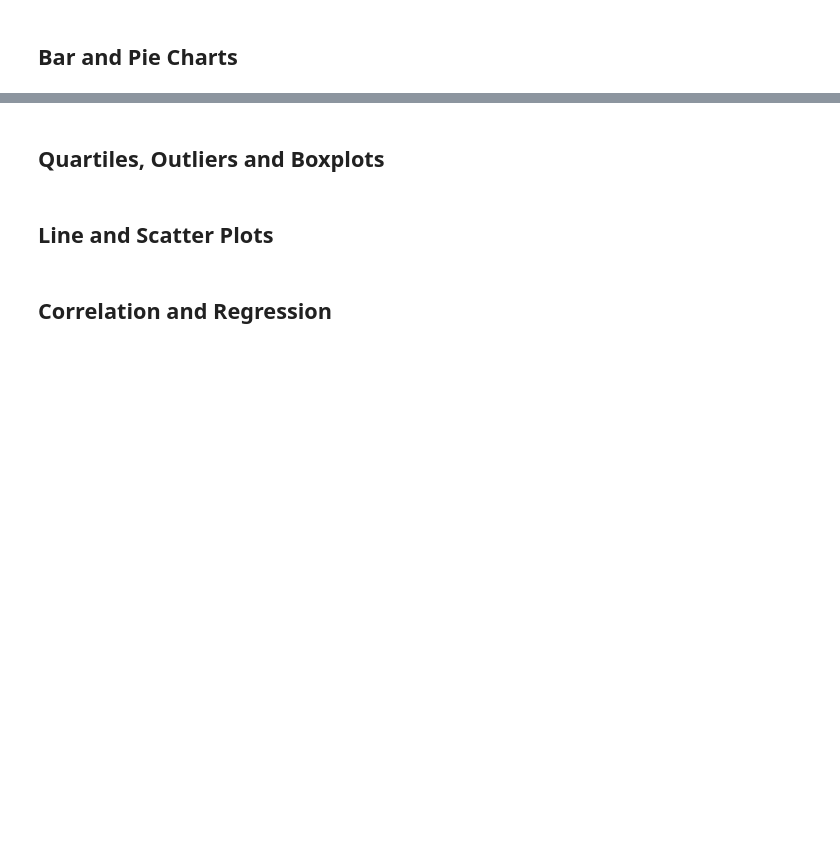
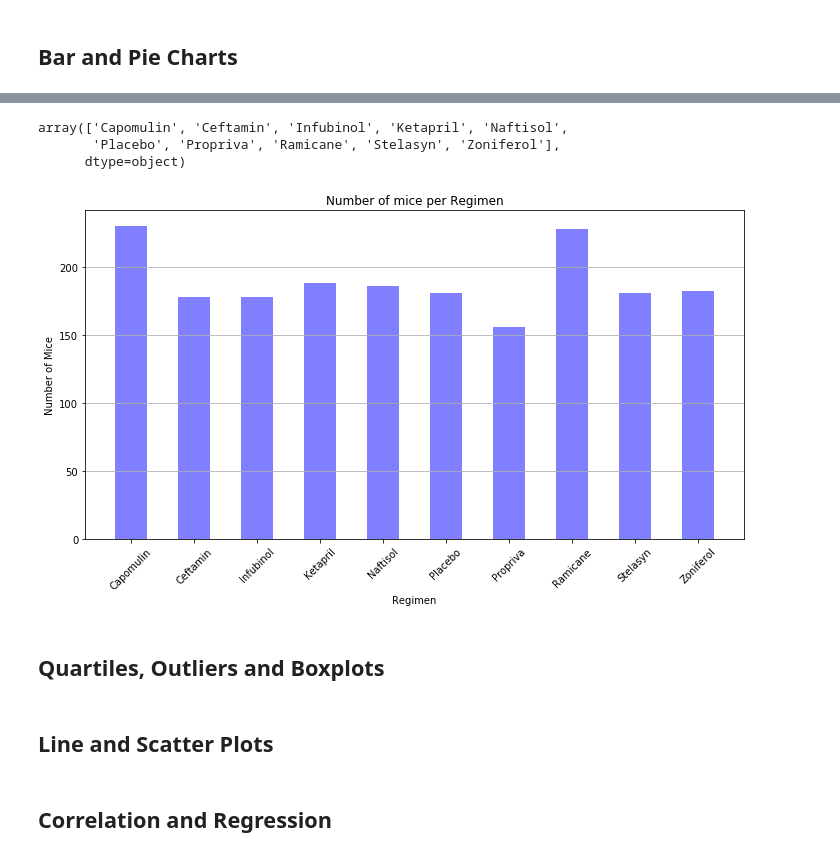
Before and after one commit to paulfhardy/matplotlib-challenge, a Jupyter notebook: pymaceuticals.ipynb, the cells around one changed output, grey strips where cells are left out. Cells and saved outputs as stored; diff of their text form; code cells hidden in the pictures; blank space fills up the shorter version.

```diff
--- a/pymaceuticals.ipynb
+++ b/pymaceuticals.ipynb
@@ -173,0 +200,6 @@ drug_regimen_tumor_grouped.agg([np.mean,np.median,np.var,np.std,st.sem])
+# %%
+mouse_study_clean_df
+mouse_study_groupby_df = pd.DataFrame(mouse_study_clean_df.groupby(['Drug Regimen']).count()['Mouse ID'])
+mouse_study_groupby_df= mouse_study_groupby_df.rename(columns = { 'Mouse ID' : "Number of Mice"})
+#mouse_study_groupby_df.add_index()
+mouse_study_groupby_df
@@ -174,3 +219,26 @@ drug_regimen_tumor_grouped.agg([np.mean,np.median,np.var,np.std,st.sem])
+# %%
+mouse_study_groupby_df.index.values
+# %% [output]
+array(['Capomulin', 'Ceftamin', 'Infubinol', 'Ketapril', 'Naftisol',
+       'Placebo', 'Propriva', 'Ramicane', 'Stelasyn', 'Zoniferol'],
+      dtype=object)
+# %%
+# Generate a bar plot showing the total number of mice for each treatment throughout the course of the study using pyplot.
+
+x_axis = np.arange(len(mouse_study_groupby_df))
+tick_locations = [value for value in x_axis]
+plt.figure(figsize=(10,6))
+plt.bar(x_axis, mouse_study_groupby_df["Number of Mice"], color='b', alpha=0.5, align="center" , width = .5)
+
+plt.xticks(tick_locations, mouse_study_groupby_df.index, rotation="45")
+plt.title("Number of mice per Regimen")
+plt.xlabel("Regimen")
+plt.ylabel("Number of Mice")
+plt.grid(axis = 'y')
+plt.tight_layout()
+plt.show()
+# %% [output]
+[figure, added]
 # %%
 # Generate a pie plot showing the distribution of female versus male mice using pandas
 # %%
```
Also changed, not shown: parts of 5 cells of this notebook.
